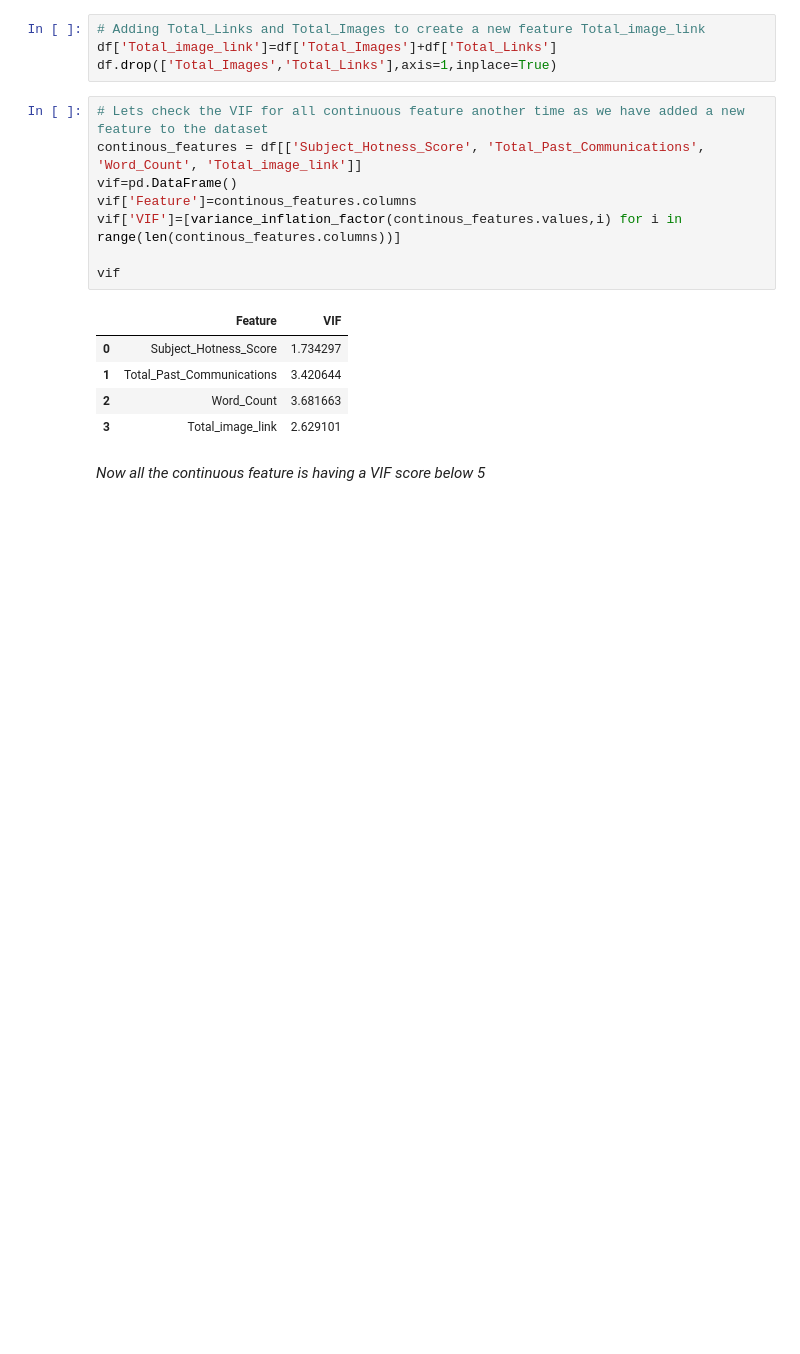
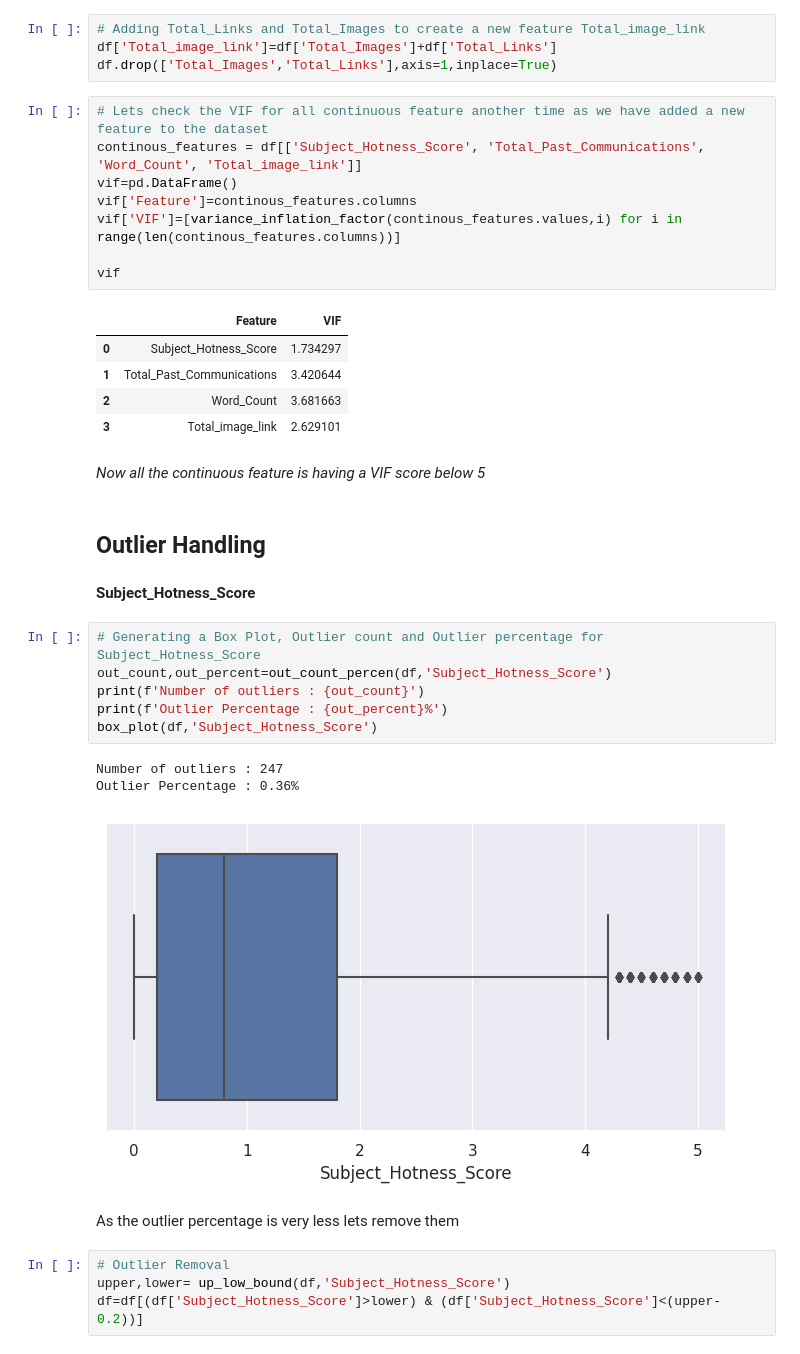
Before and after one commit to Sudar278/Email_Campaign_Effectiveness_Prediction-Classification-, a Jupyter notebook: Email_Campaign_Effectiveness_Prediction(Classification).ipynb, the cells around one changed output. Saved outputs shown, nothing was run; the diff lists cells and outputs as text; blank space fills up the shorter version.

```diff
--- a/Email_Campaign_Effectiveness_Prediction(Classification).ipynb
+++ b/Email_Campaign_Effectiveness_Prediction(Classification).ipynb
@@ -536,3 +604,23 @@ vif
 | 3 | Total_image_link | 2.629101 |
 # %% [markdown]
 *Now all the continuous feature is having a VIF score below 5*
+# %% [markdown]
+## Outlier Handling
+# %% [markdown]
+**Subject_Hotness_Score**
+# %%
+# Generating a Box Plot, Outlier count and Outlier percentage for Subject_Hotness_Score
+out_count,out_percent=out_count_percen(df,'Subject_Hotness_Score')
+print(f'Number of outliers : {out_count}')
+print(f'Outlier Percentage : {out_percent}%')
+box_plot(df,'Subject_Hotness_Score')
+# %% [output]
+Number of outliers : 247
+Outlier Percentage : 0.36%
+[figure, added]
+# %% [markdown]
+As the outlier percentage is very less lets remove them
+# %%
+# Outlier Removal
+upper,lower= up_low_bound(df,'Subject_Hotness_Score')
+df=df[(df['Subject_Hotness_Score']>lower) & (df['Subject_Hotness_Score']<(upper-0.2))]
```
Also changed, not shown: parts of 65 cells of this notebook.
